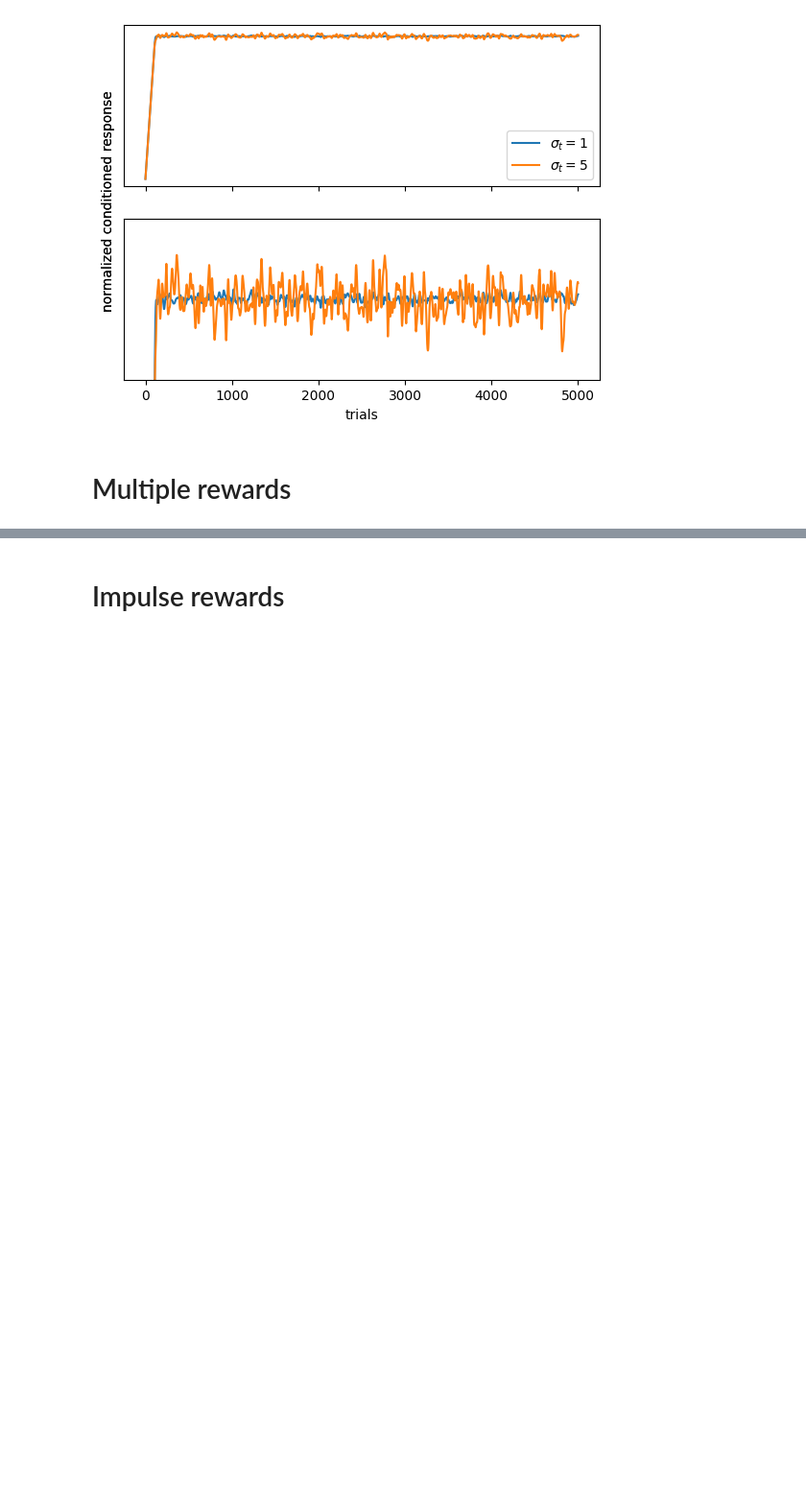
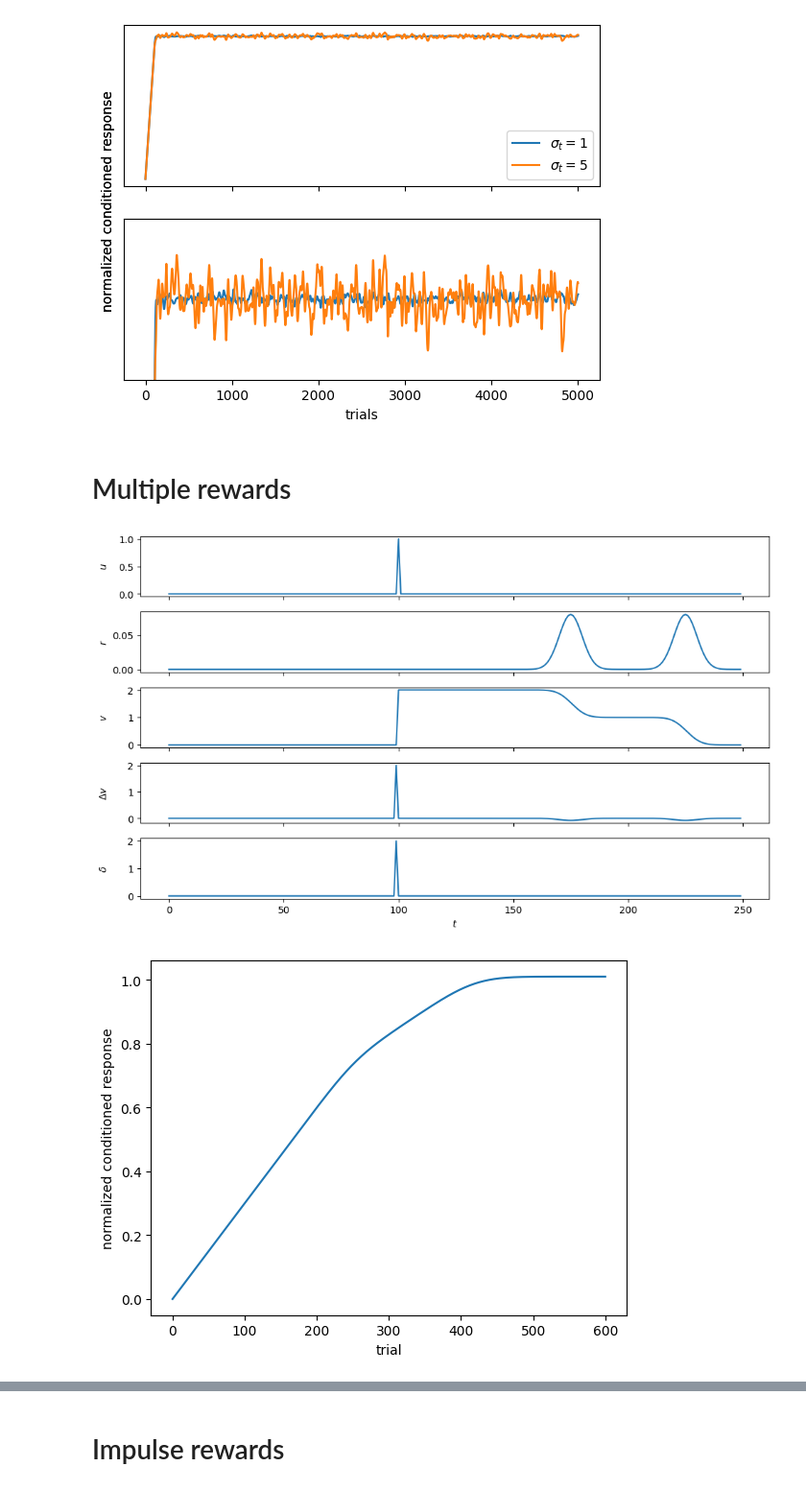
Before and after one commit to mavoeh/RL_hw1, a Jupyter notebook: homework1.ipynb, the cells around one changed output, grey strips where cells are left out. Shown at 96% size. Saved outputs shown, nothing was run; the diff lists cells and outputs as text; code cells hidden in the pictures; blank space fills up the shorter version.

```diff
--- a/homework1.ipynb
+++ b/homework1.ipynb
@@ -330,3 +330,39 @@ fig.savefig("unprecise_timing.pdf")
 [figure]
 # %% [markdown]
 # Multiple rewards
+# %%
+T = 250
+n_trials = 600
+trials = np.array(range(n_trials+1))
+t_array = np.arange(T, dtype=int)
+lr = 0.3
+timespread = 5
+
+u, r, v, delta_v, delta, w = simulate_two_rewards(t_array, timespread, n_trials, 250, lr)
+# %%
+trial = 600
+labels = ["$u$", "$r$", "$v$", "$\Delta v$", "$\delta$"]
+fig, axs = plt.subplots(5, 1, figsize=(10, 6), sharex=True)
+for i, y in enumerate([u[trial], r[trial], v[trial], delta_v[trial], delta[trial]]):
+    axs[i].plot(t_array, y)
+    axs[i].set_ylabel(labels[i])
+    #axs[i].set_ylim(-0.5,2)
+    #if i == 4:
+        #axs[i].plot(t_array, fit_func(t_array, *popt[trial,:]))
+axs[-1].set_xlabel("$t$")
+fig.align_ylabels(axs)
+fig.tight_layout()
+fig.savefig("multiple_rewards_final_trial.pdf")
+
+fig, ax = plt.subplots()
+ax.plot(trials, np.cumsum(v,axis=1)[:,-1]/200, label=f"p = {p_list[i]:.2f}")
+ax.set_xlabel("trial")
+ax.set_ylabel("normalized conditioned response")
+fig.savefig("multiple_rewards_response.pdf")
+
+fig = plot_results(t_array, trials, delta)
+fig.savefig("multiple_rewards_delta.pdf")
+plt.show()
+# %% [output]
+[figure, added]
+[figure, added]
```
Also changed, not shown: parts of 1 cell of this notebook.
